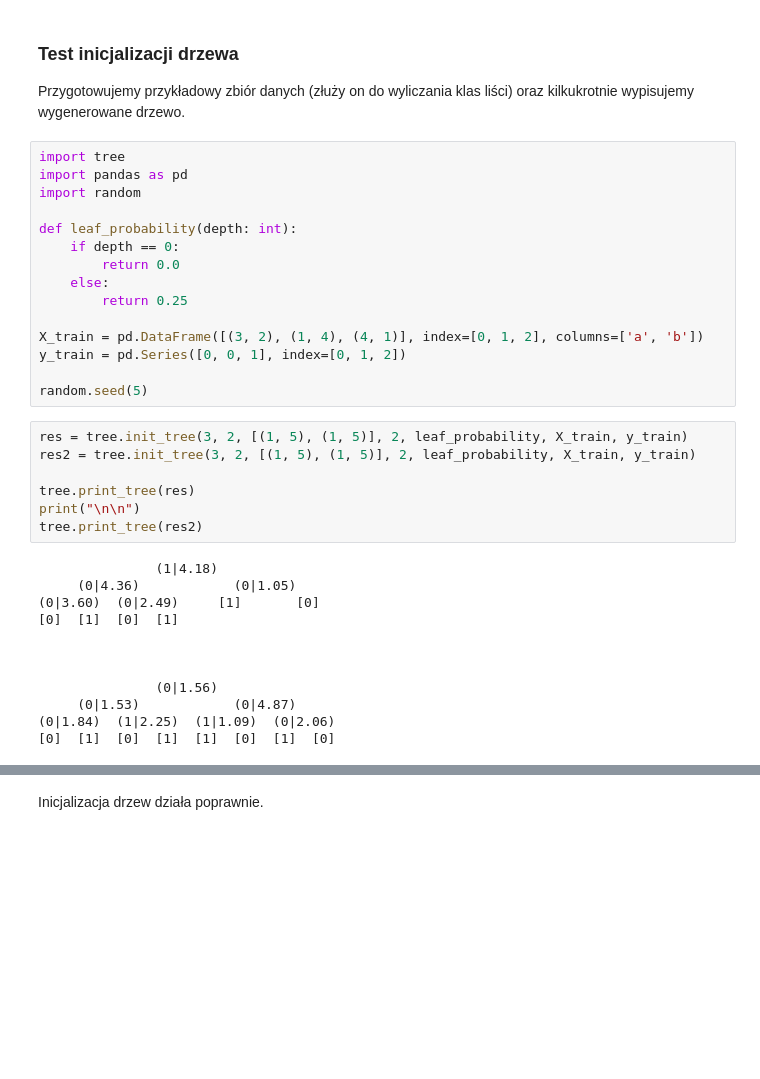
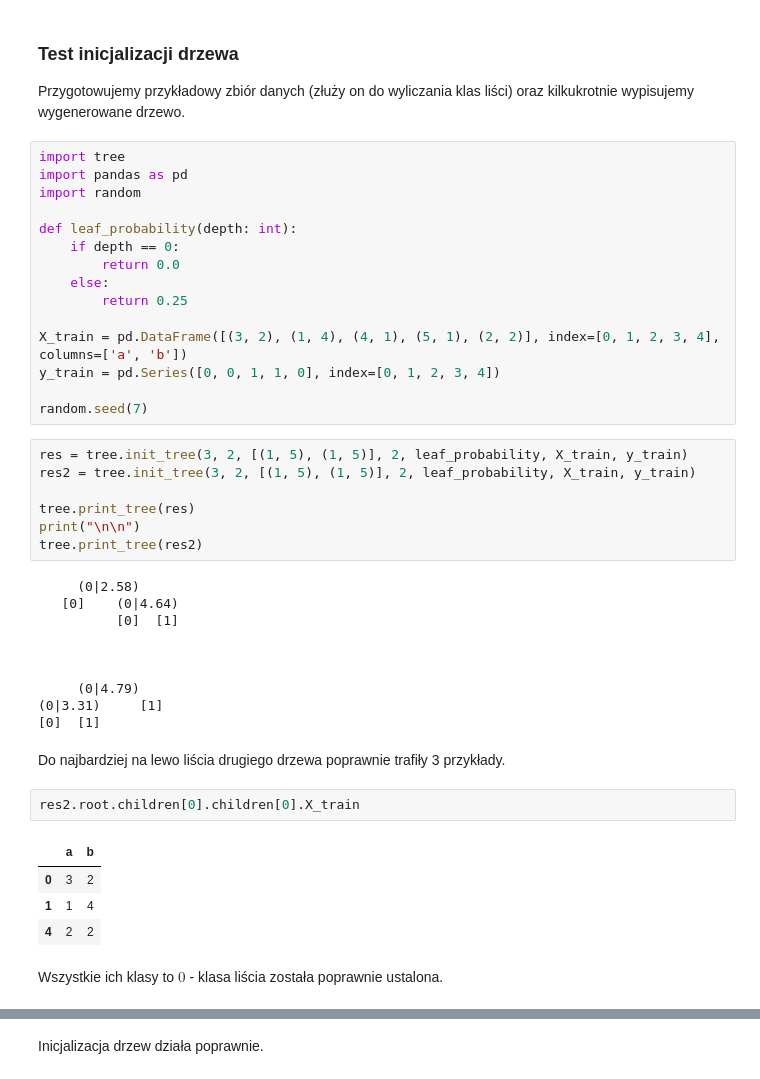
Before and after one commit to JakPro15/23Z-UMA-tree-evolution, a Jupyter notebook: manual_testing.ipynb, the cells around one changed output, grey strips where cells are left out. Drawn from its saved outputs; the diff is of its cells as text; blank space fills up the shorter version.

```diff
--- a/manual_testing.ipynb
+++ b/manual_testing.ipynb
@@ -16,10 +16,10 @@ def leaf_probability(depth: int):
     else:
         return 0.25
 
-X_train = pd.DataFrame([(3, 2), (1, 4), (4, 1)], index=[0, 1, 2], columns=['a', 'b'])
-y_train = pd.Series([0, 0, 1], index=[0, 1, 2])
+X_train = pd.DataFrame([(3, 2), (1, 4), (4, 1), (5, 1), (2, 2)], index=[0, 1, 2, 3, 4], columns=['a', 'b'])
+y_train = pd.Series([0, 0, 1, 1, 0], index=[0, 1, 2, 3, 4])
 
-random.seed(5)
+random.seed(7)
 # %%
 res = tree.init_tree(3, 2, [(1, 5), (1, 5)], 2, leaf_probability, X_train, y_train)
 res2 = tree.init_tree(3, 2, [(1, 5), (1, 5)], 2, leaf_probability, X_train, y_train)
@@ -28,14 +28,23 @@ tree.print_tree(res)
 print("\n\n")
 tree.print_tree(res2)
 # %% [output]
-               (1|4.18)
-     (0|4.36)            (0|1.05)
-(0|3.60)  (0|2.49)     [1]       [0]
-[0]  [1]  [0]  [1]
+     (0|2.58)
+   [0]    (0|4.64)
+          [0]  [1]
 
 
 
-               (0|1.56)
-     (0|1.53)            (0|4.87)
-(0|1.84)  (1|2.25)  (1|1.09)  (0|2.06)
-[0]  [1]  [0]  [1]  [1]  [0]  [1]  [0]
+     (0|4.79)
+(0|3.31)     [1]
+[0]  [1]
+# %% [markdown]
+Do najbardziej na lewo liścia drugiego drzewa poprawnie trafiły 3 przykłady.
+# %%
+res2.root.children[0].children[0].X_train
+# %% [output]
+|  | a | b |
+| 0 | 3 | 2 |
+| 1 | 1 | 4 |
+| 4 | 2 | 2 |
+# %% [markdown]
+Wszystkie ich klasy to $0$ - klasa liścia została poprawnie ustalona.
```
Also changed, not shown: parts of 1 cell of this notebook, 5 other files.
